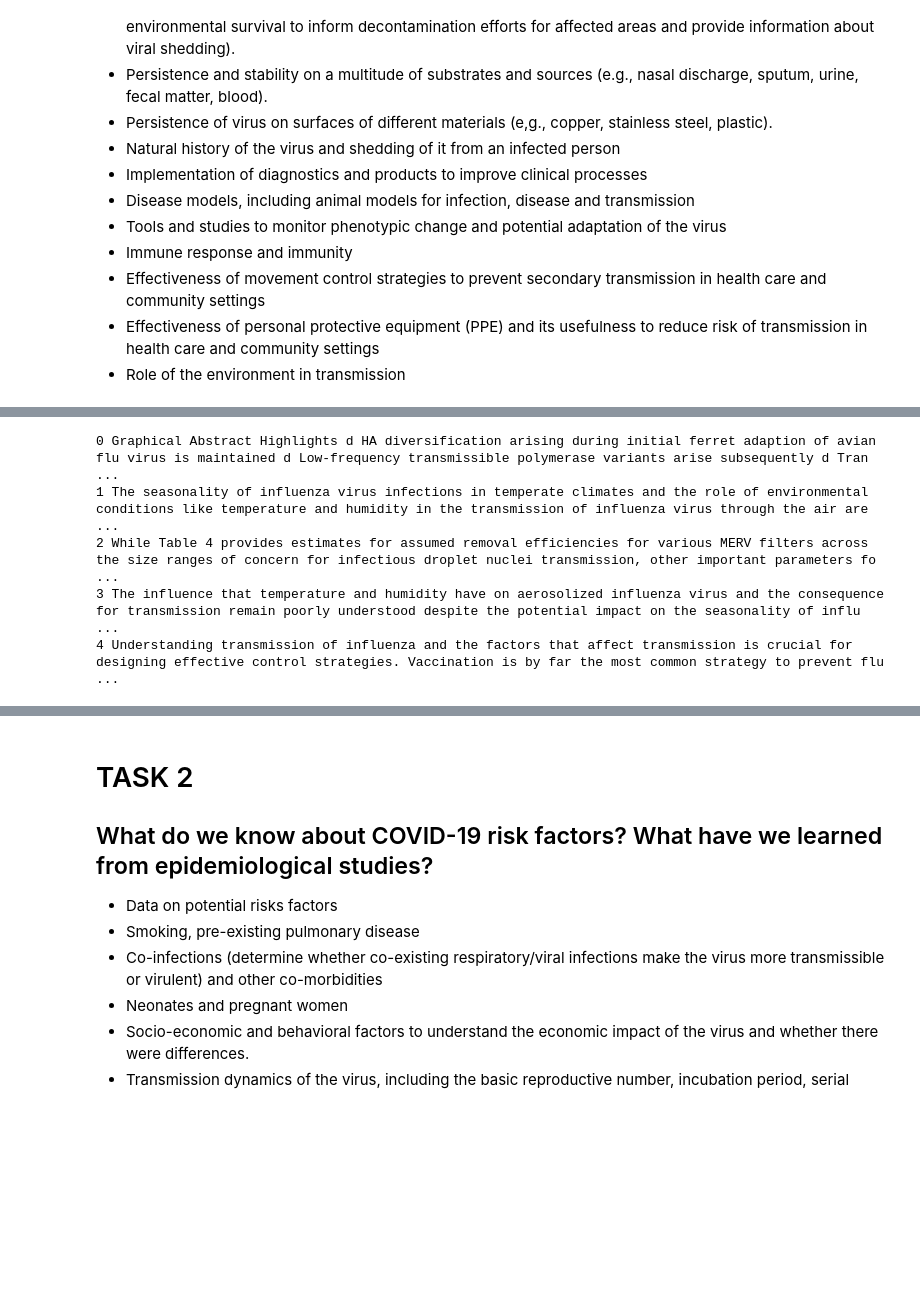
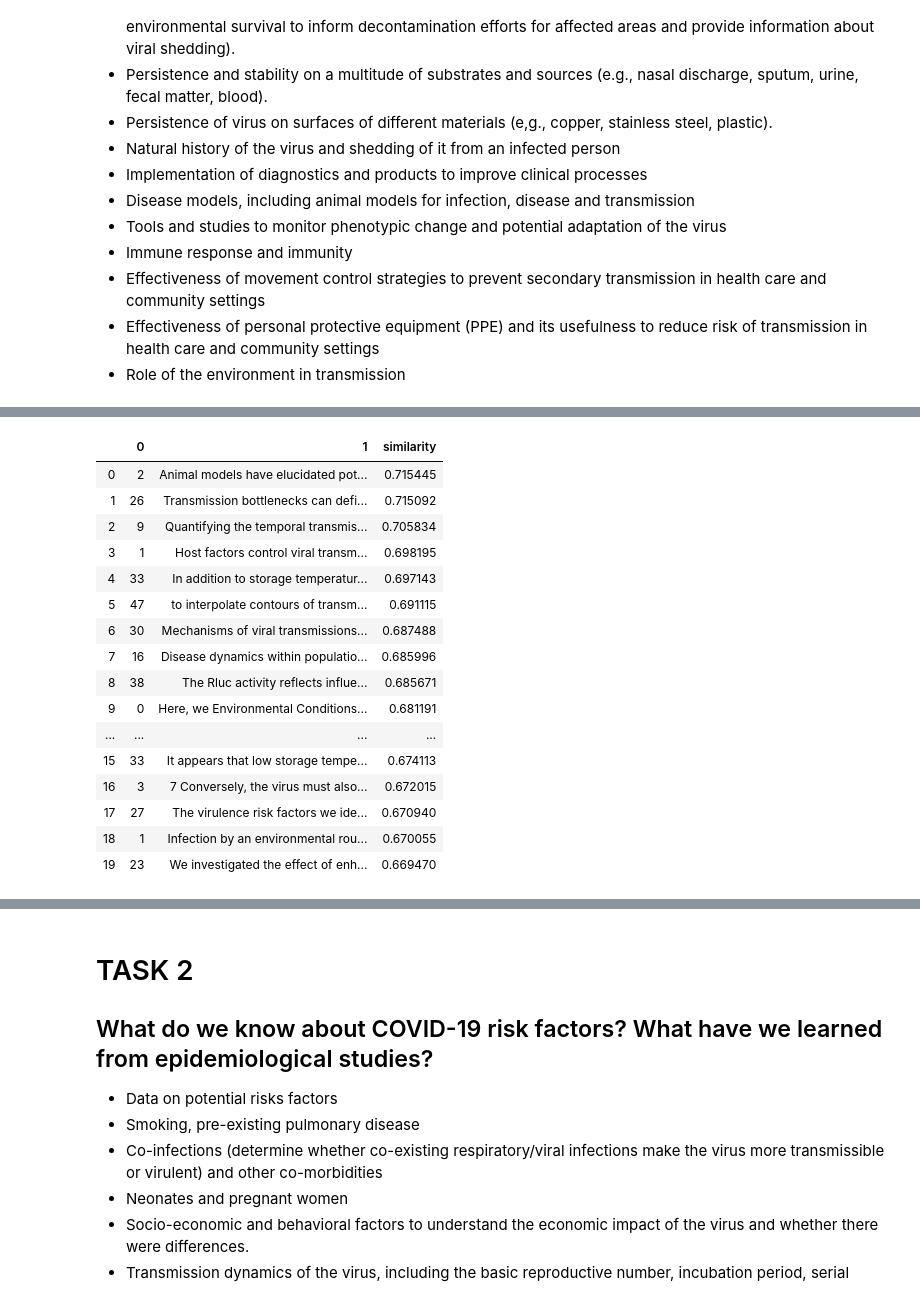
Before and after one commit to tableClothed/COVID-challenge, a Jupyter notebook: find_similarity.ipynb, the cells around one changed output, grey strips where cells are left out. Cells and saved outputs as stored; diff of their text form; code cells hidden in the pictures; blank space fills up the shorter version.

Commit message:
get sentences

```diff
--- a/find_similarity.ipynb
+++ b/find_similarity.ipynb
@@ -30,3 +8,0 @@ df.head()
-# %%
-df = df.loc[range(100)].dropna()
-df
@@ -47 +9,17 @@ df
+# %%
+nlp = spacy.load('en_core_web_lg')
+
+DIR = "csvfiles/tasks/"
+TAGS = [
+    nlp("transmission incubation environment seasonality prevalence shedding role"),
+    nlp('risk smoking infections pregnancy fatality'),
+    nlp('genetics origin evolution animal range host'),
+    nlp('vaccines therapeutics drugs antibody effectiveness'),
+    nlp('medical manifestations respirators technologies protection'),
+    nlp('pharmaceutical closures ban gatherings depending'),
+    nlp("diagnostics surveillance policy technology"),
+    "",
+    nlp("ethical social education access fear"),
+    nlp('government published surveillance policy')
+]
 # %%
@@ -93,3 +41,25 @@ def find_similarity(tags):
     dataframe = dataframe.join(prob)
 
     return dataframe
+# %%
+def find_final_dataframe(task_num):
+    df = pd.read_csv(DIR + "task" + str(task_num) + ".csv")
+
+    tags = TAGS[task_num-1]
+    paragraphs, par_id = [], []
+
+    for i, row in df.iterrows():
+        sentences = row[2].split('.')
+        for sentence in sentences:
+            sentence_changed = (sentence.replace('.', '').replace(' ', '').replace(';', '')
+                                .replace(':', '').replace(',', '').replace('\n', '').replace("'", '')
+                                .replace('"', '').lower())
+            if len(sentence_changed) < 40:
+                continue
+            if sentence_changed not in paragraphs:
+                sentence = sentence.replace('\n', '')
+                paragraphs.append(sentence_changed)
+                par_id.append([i, sentence])
+    new_df = pd.DataFrame(par_id)
+    final_df = find_similarity(new_df, tags)
+    return final_df
@@ -151,9 +91,21 @@ k
-# %%
-for i, row in k.iterrows():
-    print(i, row[1])
-# %% [output]
-0 Graphical Abstract Highlights d HA diversification arising during initial ferret adaption of avian flu virus is maintained d Low-frequency transmissible polymerase variants arise subsequently d Tran ...
-1 The seasonality of influenza virus infections in temperate climates and the role of environmental conditions like temperature and humidity in the transmission of influenza virus through the air are  ...
-2 While Table 4 provides estimates for assumed removal efficiencies for various MERV filters across the size ranges of concern for infectious droplet nuclei transmission, other important parameters fo ...
-3 The influence that temperature and humidity have on aerosolized influenza virus and the consequence for transmission remain poorly understood despite the potential impact on the seasonality of influ ...
-4 Understanding transmission of influenza and the factors that affect transmission is crucial for designing effective control strategies. Vaccination is by far the most common strategy to prevent flu  ...
+# %%
+task = find_final_dataframe(1)
+task
+# %% [output]
+|  | 0 | 1 | similarity |
+| 0 | 2 | Animal models have elucidated pot... | 0.715445 |
+| 1 | 26 | Transmission bottlenecks can defi... | 0.715092 |
+| 2 | 9 | Quantifying the temporal transmis... | 0.705834 |
+| 3 | 1 | Host factors control viral transm... | 0.698195 |
+| 4 | 33 | In addition to storage temperatur... | 0.697143 |
+| 5 | 47 | to interpolate contours of transm... | 0.691115 |
+| 6 | 30 | Mechanisms of viral transmissions... | 0.687488 |
+| 7 | 16 | Disease dynamics within populatio... | 0.685996 |
+| 8 | 38 | The Rluc activity reflects influe... | 0.685671 |
+| 9 | 0 | Here, we Environmental Conditions... | 0.681191 |
+| ... | ... | ... | ... |
+| 15 | 33 | It appears that low storage tempe... | 0.674113 |
+| 16 | 3 | 7 Conversely, the virus must also... | 0.672015 |
+| 17 | 27 | The virulence risk factors we ide... | 0.670940 |
+| 18 | 1 | Infection by an environmental rou... | 0.670055 |
+| 19 | 23 | We investigated the effect of enh... | 0.669470 |
```
Also changed, not shown: parts of 35 cells of this notebook, 12 other files.
